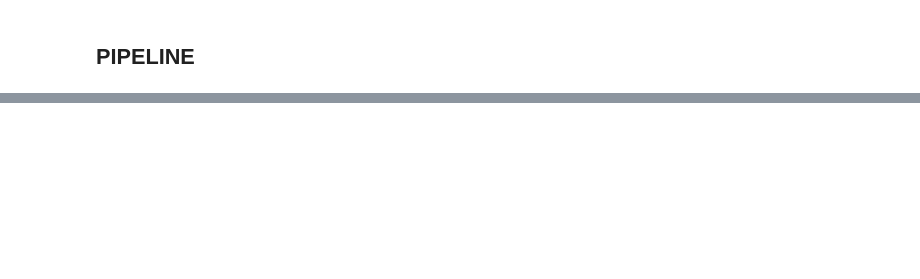
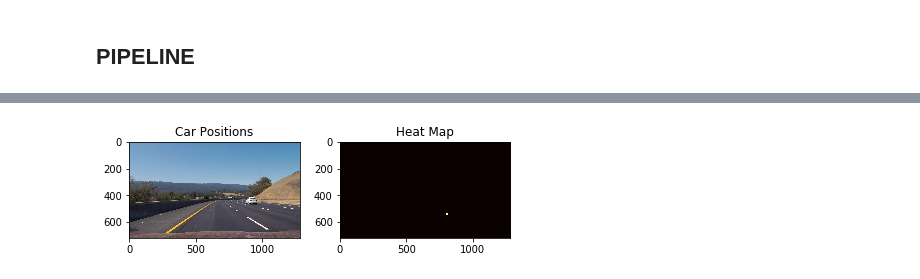
Before and after one commit to ssikmr/CarND-Vehicle-Detection-master, a Jupyter notebook: P5_Vehicle_detection.ipynb, the cells around one changed output, grey strips where cells are left out. Cells and saved outputs as stored; diff of their text form; code cells hidden in the pictures; blank space fills up the shorter version.

```diff
--- a/P5_Vehicle_detection.ipynb
+++ b/P5_Vehicle_detection.ipynb
@@ -494,0 +533,6 @@ easy_clip = clip1.fl_image(pipeline) #NOTE: this function expects color images!!
+# %%
+temp_image = mpimg.imread('./test_images/test3.jpg')
+temp_draw_image = np.copy(temp_image)
+result_image = pipeline(temp_draw_image)
+# %% [output]
+[figure, added]
```
Also changed, not shown: parts of 13 cells of this notebook, 1 other file.
